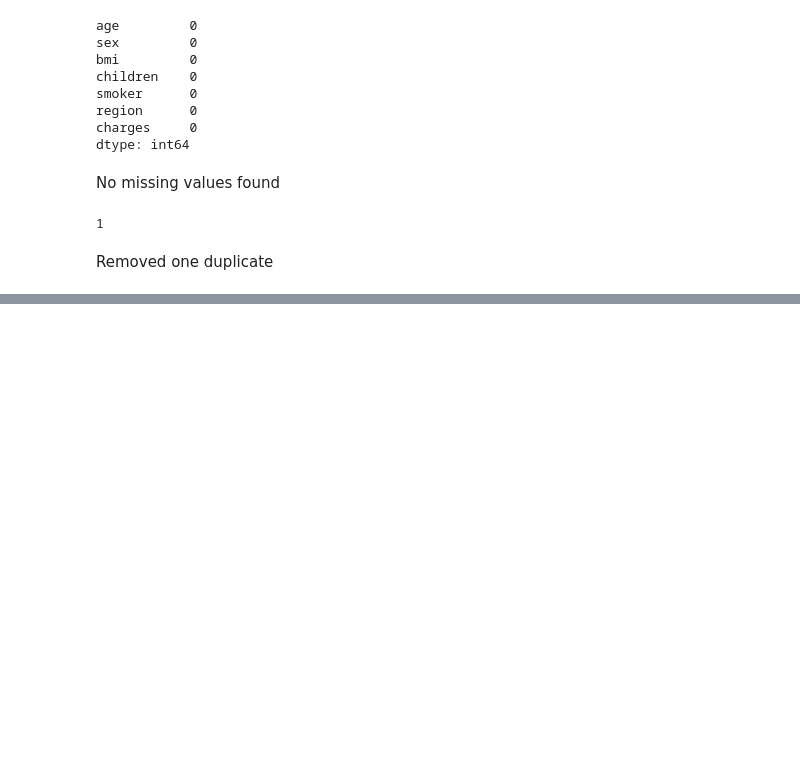
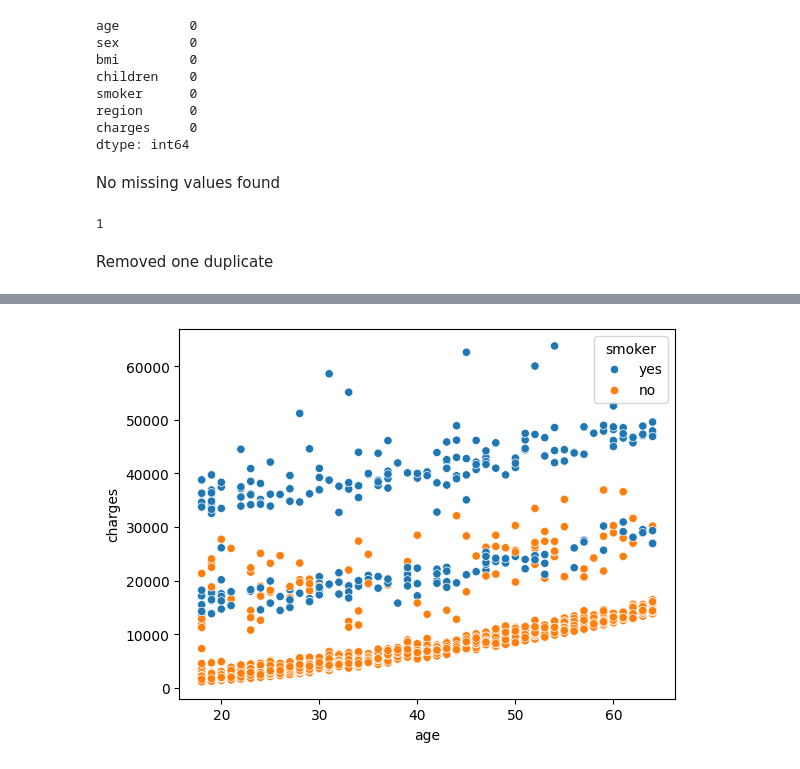
Before and after one commit to VladHolobyn/medical-insurance-price-prediction, a Jupyter notebook: notebooks/notebook.ipynb, the cells around one changed output, grey strips where cells are left out. Drawn from its saved outputs; the diff is of its cells as text; code cells hidden in the pictures; blank space fills up the shorter version.

```diff
--- a/notebooks/notebook.ipynb
+++ b/notebooks/notebook.ipynb
@@ -75,0 +88,5 @@ Removed one duplicate
+# %%
+sns.scatterplot(data=df, x='age', y='charges', hue='smoker')
+plt.show()
+# %% [output]
+[figure, added]
```
Also changed, not shown: parts of 6 cells of this notebook.
